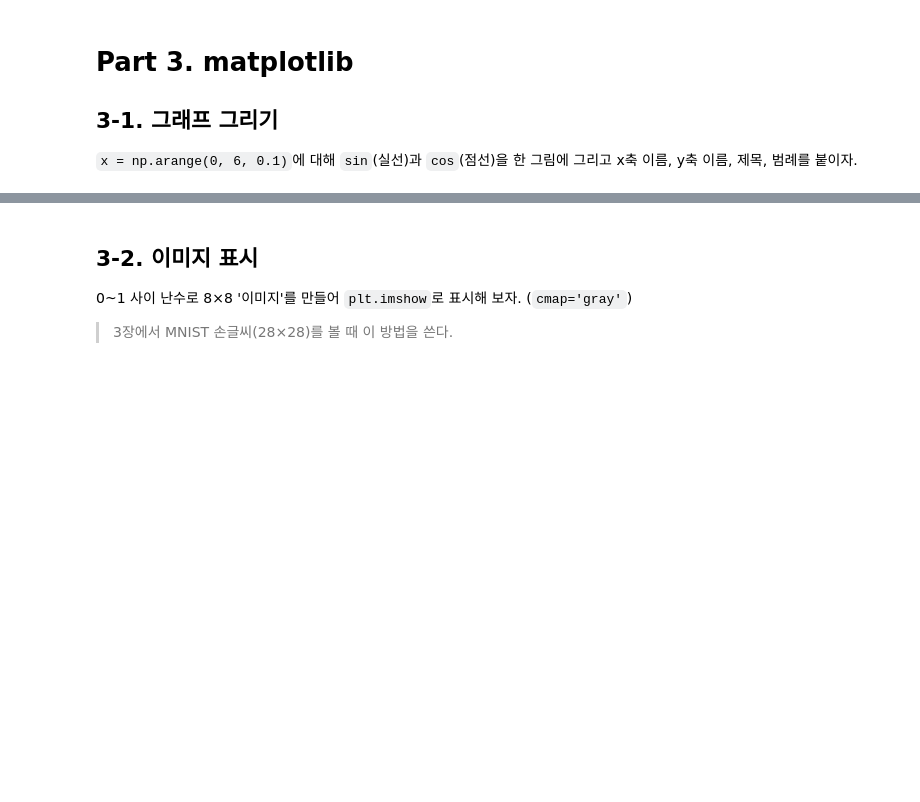
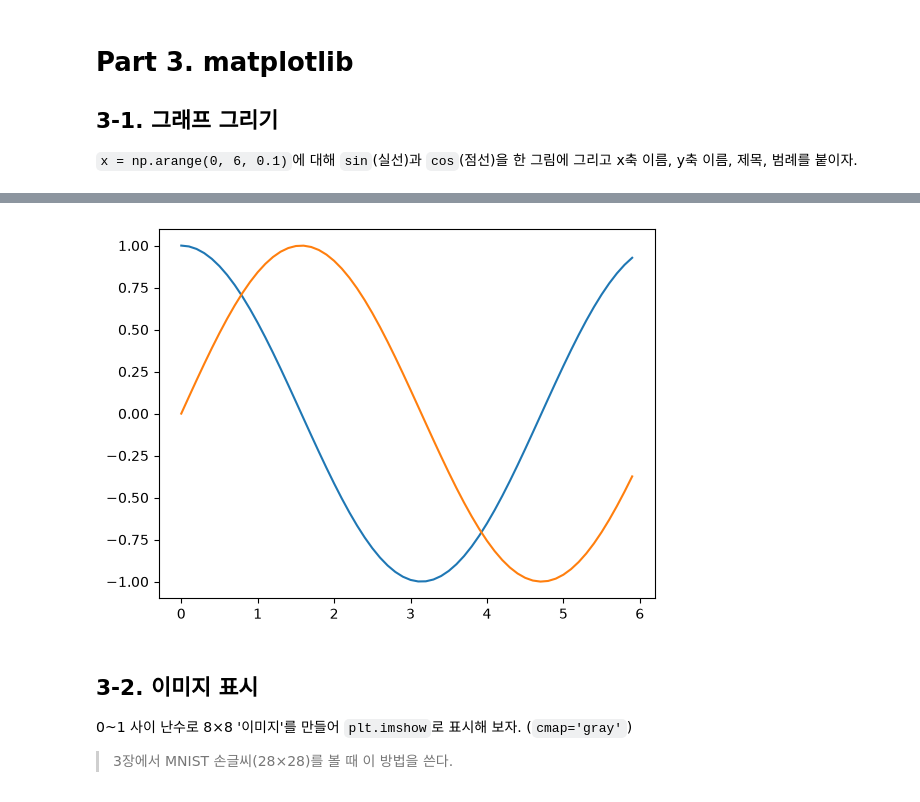
Before and after one commit to SongDJ-coder/-, a Jupyter notebook: ch01_python/ch01_practice.ipynb, the cells around one changed output, grey strips where cells are left out. Saved outputs shown, nothing was run; the diff lists cells and outputs as text; code cells hidden in the pictures; blank space fills up the shorter version.

```diff
--- a/ch01_python/ch01_practice.ipynb
+++ b/ch01_python/ch01_practice.ipynb
@@ -554,3 +597,17 @@ plt.show()
+# %%
+import numpy as np
+import matplotlib.pyplot as plt
+
+x = np.arange(0, 6, 0.1)
+y_1 = np.cos(x)
+y_2 = np.sin(x)
+
+plt.plot(x, y_1, label = 'cos_graph')
+plt.plot(x, y_2, label = 'sin_graph')
+
+plt.show()
+# %% [output]
+[figure, added]
 # %% [markdown]
 ## 3-2. 이미지 표시
 0~1 사이 난수로 8×8 '이미지'를 만들어 `plt.imshow`로 표시해 보자. (`cmap='gray'`)
```
Also changed, not shown: parts of 11 cells of this notebook, 6 other files.
